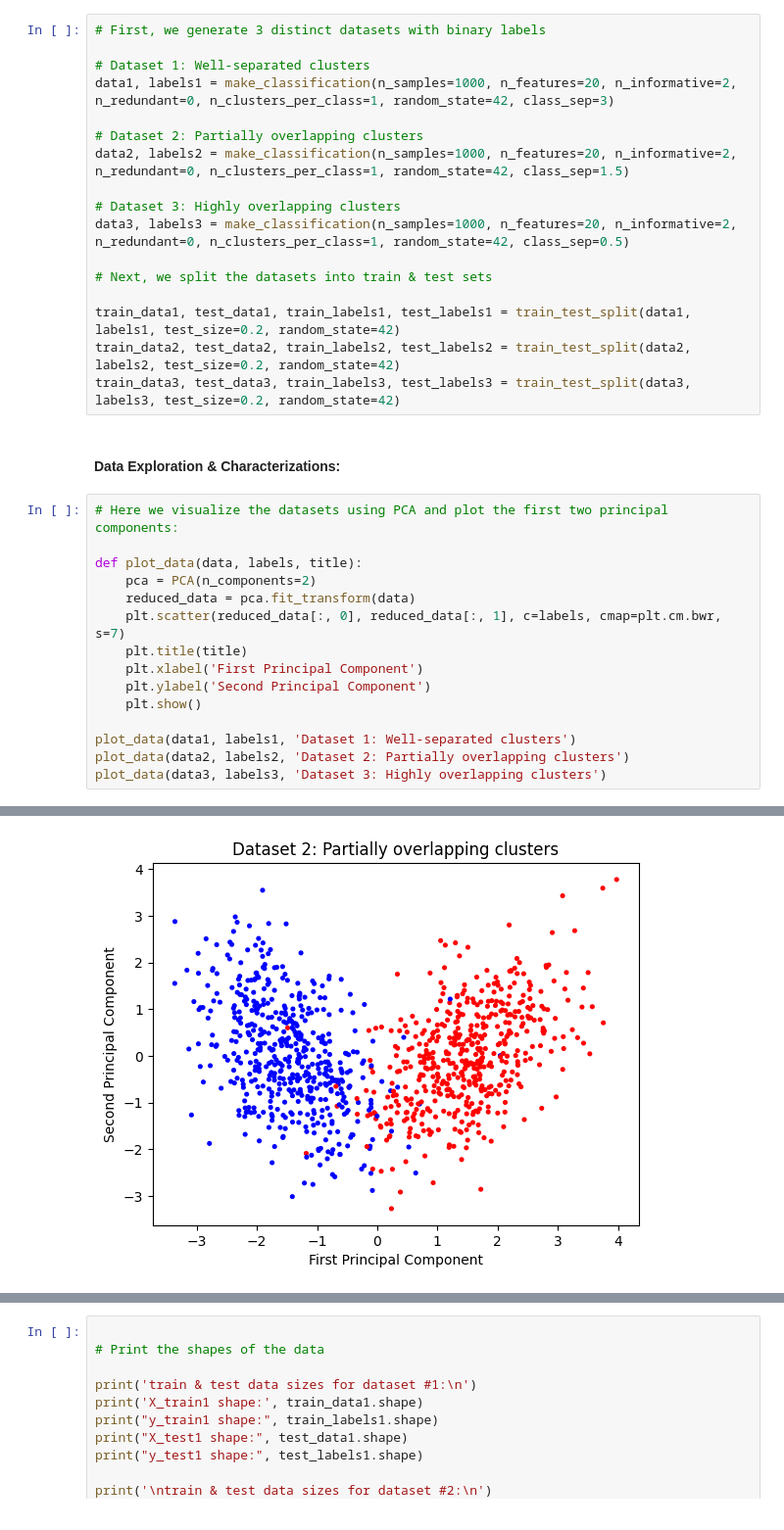
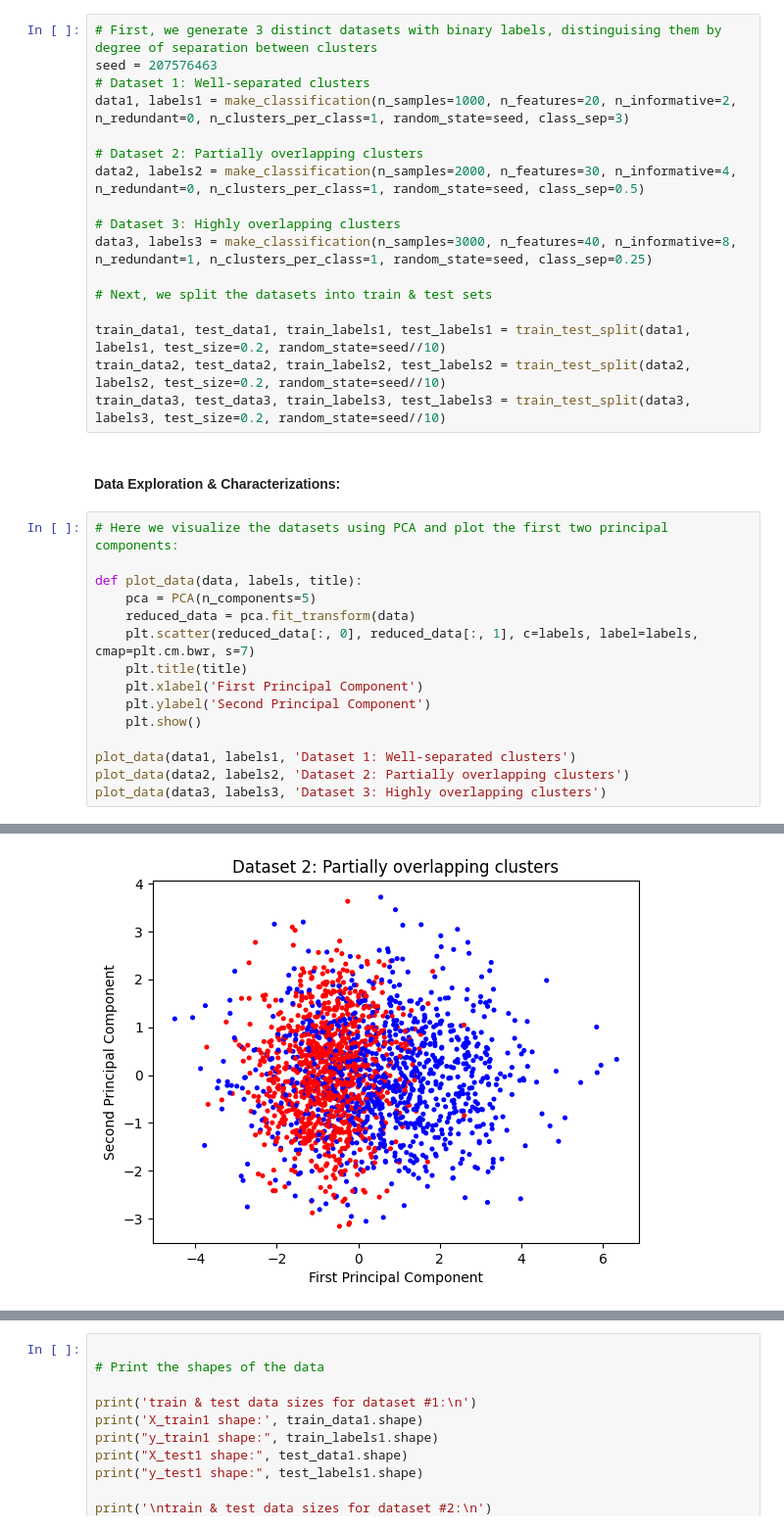
Before and after one commit to yafo1948/AdvancedML_Reichman_Spring2023, a Jupyter notebook: 3945_HW2_011996279_207576463.ipynb, the cells around one changed output, grey strips where cells are left out. Shown at 98% size. Drawn from its saved outputs; the diff is of its cells as text.

```diff
--- a/3945_HW2_011996279_207576463.ipynb
+++ b/3945_HW2_011996279_207576463.ipynb
@@ -65,31 +66,31 @@ def plot_decision_boundaries(ax, X, y, clf, feature_names, title, resolution=0.0
 
 3) Visualize the data (You can use dimensionality reduction if needed)
 # %%
-# First, we generate 3 distinct datasets with binary labels
-
+# First, we generate 3 distinct datasets with binary labels, distinguising them by degree of separation between clusters
+seed = 207576463
 # Dataset 1: Well-separated clusters
-data1, labels1 = make_classification(n_samples=1000, n_features=20, n_informative=2, n_redundant=0, n_clusters_per_class=1, random_state=42, class_sep=3)
+data1, labels1 = make_classification(n_samples=1000, n_features=20, n_informative=2, n_redundant=0, n_clusters_per_class=1, random_state=seed, class_sep=3)
 
 # Dataset 2: Partially overlapping clusters
-data2, labels2 = make_classification(n_samples=1000, n_features=20, n_informative=2, n_redundant=0, n_clusters_per_class=1, random_state=42, class_sep=1.5)
+data2, labels2 = make_classification(n_samples=2000, n_features=30, n_informative=4, n_redundant=0, n_clusters_per_class=1, random_state=seed, class_sep=0.5)
 
 # Dataset 3: Highly overlapping clusters
-data3, labels3 = make_classification(n_samples=1000, n_features=20, n_informative=2, n_redundant=0, n_clusters_per_class=1, random_state=42, class_sep=0.5)
+data3, labels3 = make_classification(n_samples=3000, n_features=40, n_informative=8, n_redundant=1, n_clusters_per_class=1, random_state=seed, class_sep=0.25)
 
 # Next, we split the datasets into train & test sets
 
-train_data1, test_data1, train_labels1, test_labels1 = train_test_split(data1, labels1, test_size=0.2, random_state=42)
-train_data2, test_data2, train_labels2, test_labels2 = train_test_split(data2, labels2, test_size=0.2, random_state=42)
-train_data3, test_data3, train_labels3, test_labels3 = train_test_split(data3, labels3, test_size=0.2, random_state=42)
+train_data1, test_data1, train_labels1, test_labels1 = train_test_split(data1, labels1, test_size=0.2, random_state=seed//10)
+train_data2, test_data2, train_labels2, test_labels2 = train_test_split(data2, labels2, test_size=0.2, random_state=seed//10)
+train_data3, test_data3, train_labels3, test_labels3 = train_test_split(data3, labels3, test_size=0.2, random_state=seed//10)
 # %% [markdown]
 #### Data Exploration & Characterizations:
 # %%
 # Here we visualize the datasets using PCA and plot the first two principal components:
 
 def plot_data(data, labels, title):
-    pca = PCA(n_components=2)
+    pca = PCA(n_components=5)
     reduced_data = pca.fit_transform(data)
-    plt.scatter(reduced_data[:, 0], reduced_data[:, 1], c=labels, cmap=plt.cm.bwr, s=7)
+    plt.scatter(reduced_data[:, 0], reduced_data[:, 1], c=labels, label=labels, cmap=plt.cm.bwr, s=7)
     plt.title(title)
     plt.xlabel('First Principal Component')
     plt.ylabel('Second Principal Component')
@@ -103 +104 @@ plot_data(data3, labels3, 'Dataset 3: Highly overlapping clusters')
-[figure, old version]
+[figure, new version]
```
Also changed, not shown: parts of 23 cells of this notebook.
